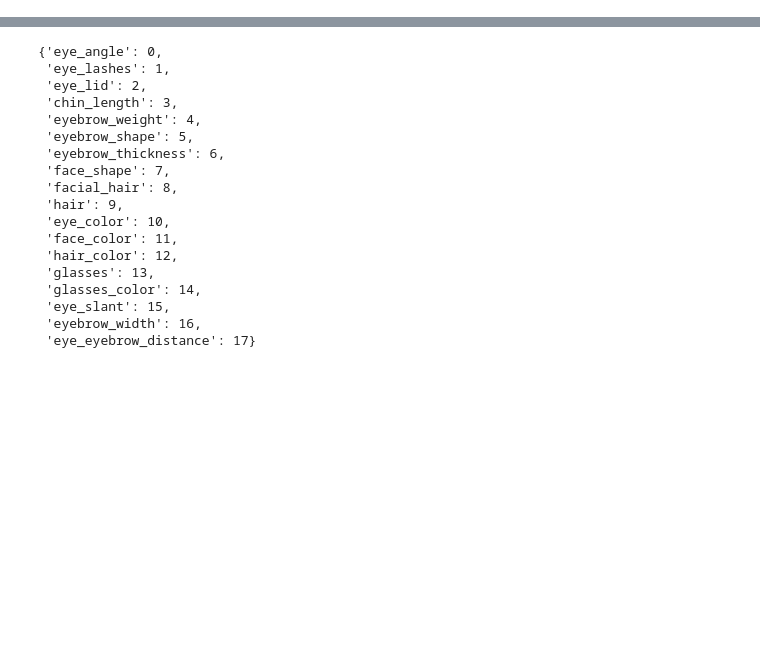
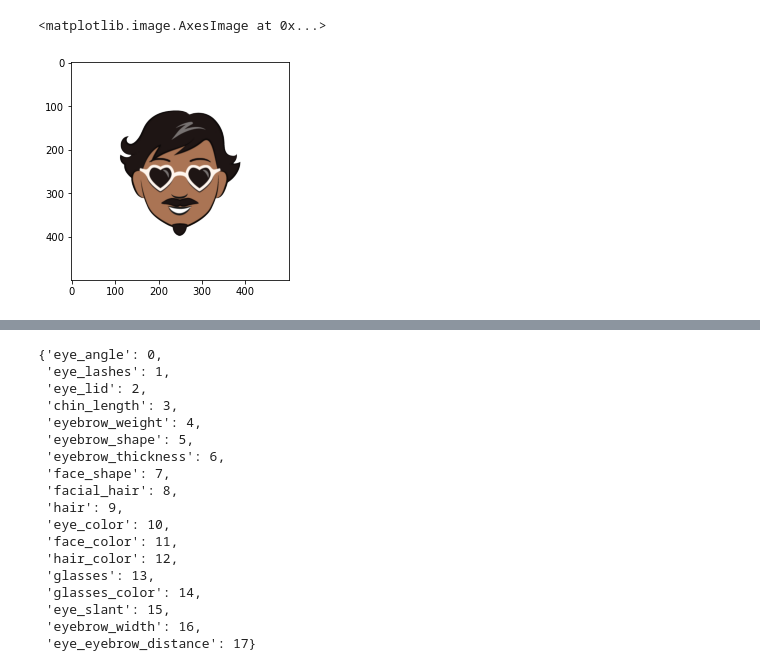
Before and after one commit to prwlnght/deep_learning, a Jupyter notebook: vision/toons_classifier.ipynb, the cells around one changed output, grey strips where cells are left out. Drawn from its saved outputs; the diff is of its cells as text; code cells hidden in the pictures; blank space fills up the shorter version.

```diff
--- a/vision/toons_classifier.ipynb
+++ b/vision/toons_classifier.ipynb
@@ -16,0 +15,9 @@ os.listdir(data_dir)
+# %%
+data_dir = os.path.join('data') # whereever you extracted the data
+
+# the following lines are not necessary. I use them as I have a link to the dataset in a different directory
+shell = win32com.client.Dispatch("WScript.Shell")
+shortcut = shell.CreateShortCut(os.path.join(data_dir, 'cartoonset100k.lnk'))
+data_dir = shortcut.TargetPath
+
+os.listdir(data_dir)
@@ -16,0 +26,4 @@ os.listdir(data_dir)
+# %%
+# getting a peek into the datset
+data_subdir = os.path.join(data_dir, '0')
+os.listdir(data_subdir)[0:10]
@@ -16,0 +41,7 @@ os.listdir(data_dir)
+# %%
+sample_img = os.path.join(data_subdir, 'cs11502404786906647764.png')
+sample_img = plt.imread(sample_img)
+plt.imshow(sample_img)
+# %% [output]
+<matplotlib.image.AxesImage at 0x...>
+[figure, added]
```
Also changed, not shown: parts of 15 cells of this notebook, 2 other files.
